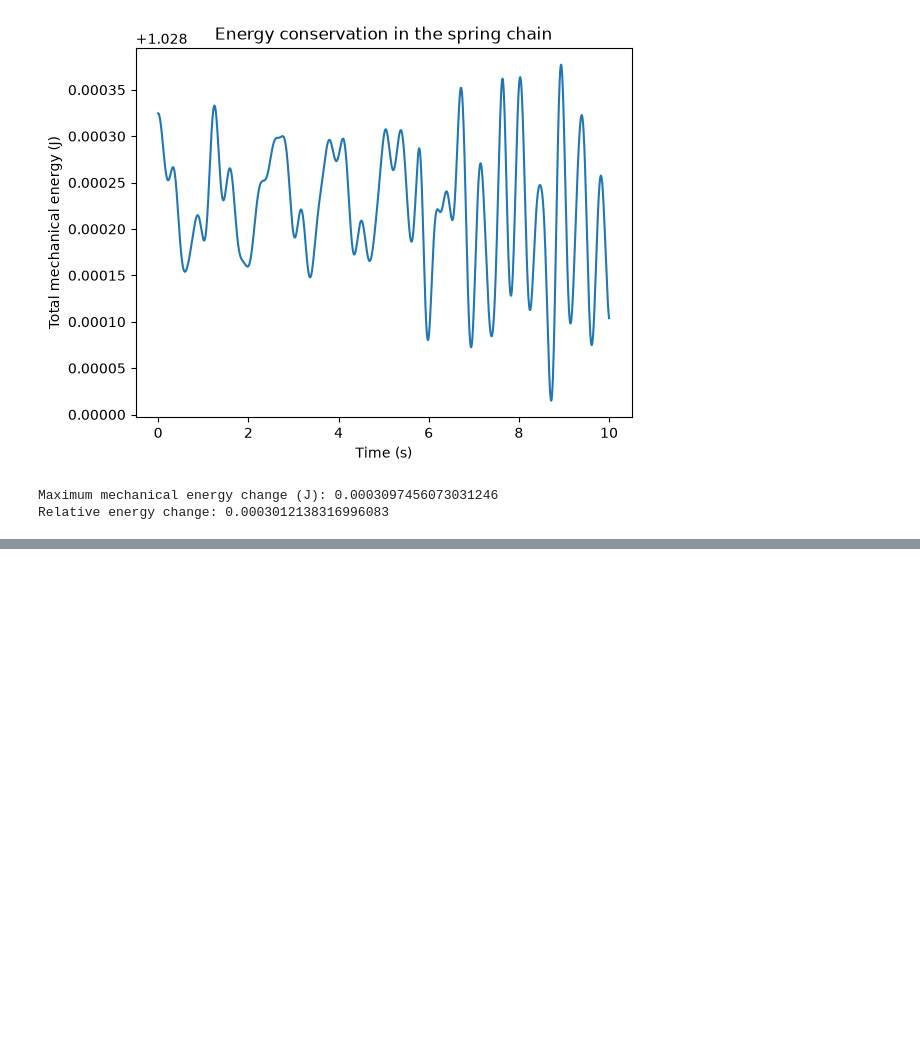
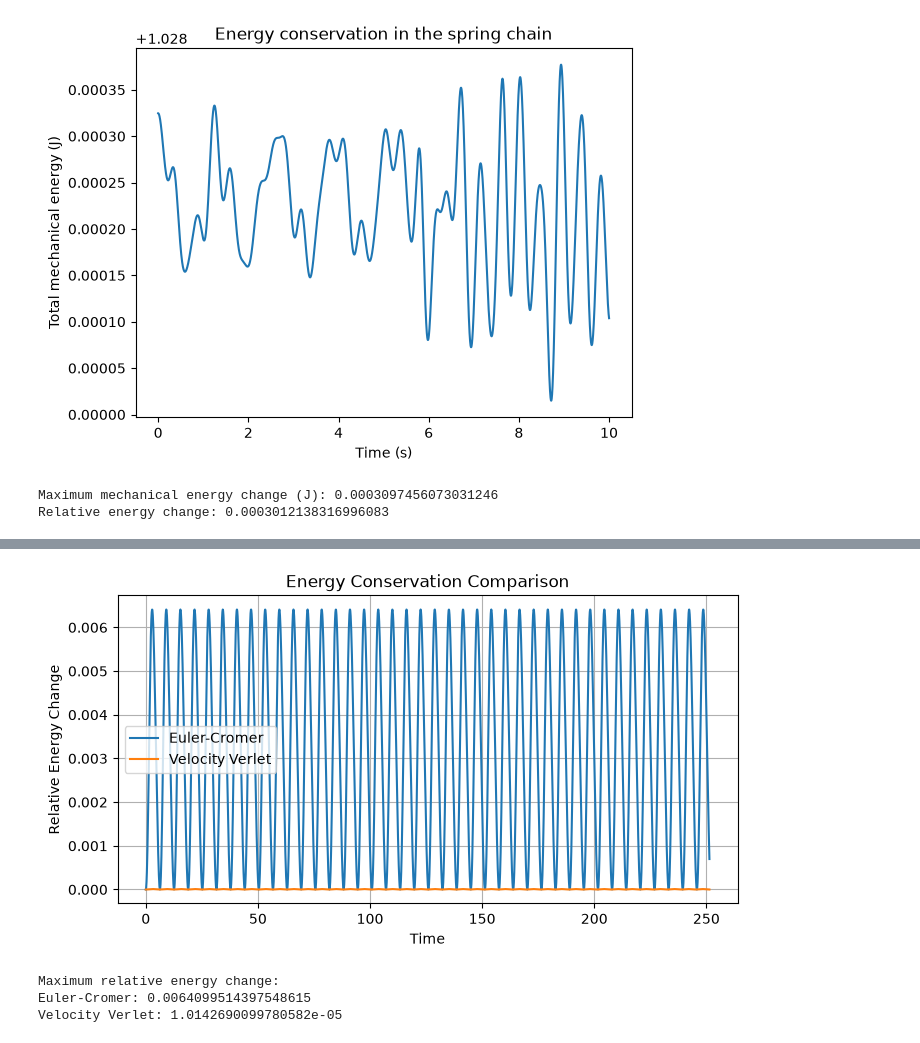
Before and after one commit to blannerd-png/phys311, a Jupyter notebook: labs/lab07/lab07_demo.ipynb, the cells around one changed output, grey strips where cells are left out. Saved outputs shown, nothing was run; the diff lists cells and outputs as text; code cells hidden in the pictures; blank space fills up the shorter version.

```diff
--- a/labs/lab07/lab07_demo.ipynb
+++ b/labs/lab07/lab07_demo.ipynb
@@ -184,0 +215,26 @@ I assembled the same `Body` / `Force` / `Integrator` / `World` structure taught
+# %%
+#Compare energy conservation:
+
+euler_error = (euler["energy"] - euler["energy"][0]) / abs(euler["energy"][0])
+verlet_error = (verlet["energy"] - verlet["energy"][0]) / abs(verlet["energy"][0])
+
+plt.figure(figsize=(8, 4))
+
+plt.plot(euler["time"], euler_error, label="Euler-Cromer")
+plt.plot(verlet["time"], verlet_error, label="Velocity Verlet")
+
+plt.xlabel("Time")
+plt.ylabel("Relative Energy Change")
+plt.title("Energy Conservation Comparison")
+plt.legend()
+plt.grid(True)
+plt.show()
+
+print("Maximum relative energy change:")
+print("Euler-Cromer:", np.max(np.abs(euler_error)))
+print("Velocity Verlet:", np.max(np.abs(verlet_error)))
+# %% [output]
+[figure, added]
+Maximum relative energy change:
+Euler-Cromer: 0.0064099514397548615
+Velocity Verlet: 1.0142690099780582e-05
```
Also changed, not shown: parts of 16 cells of this notebook, 1 other file.
